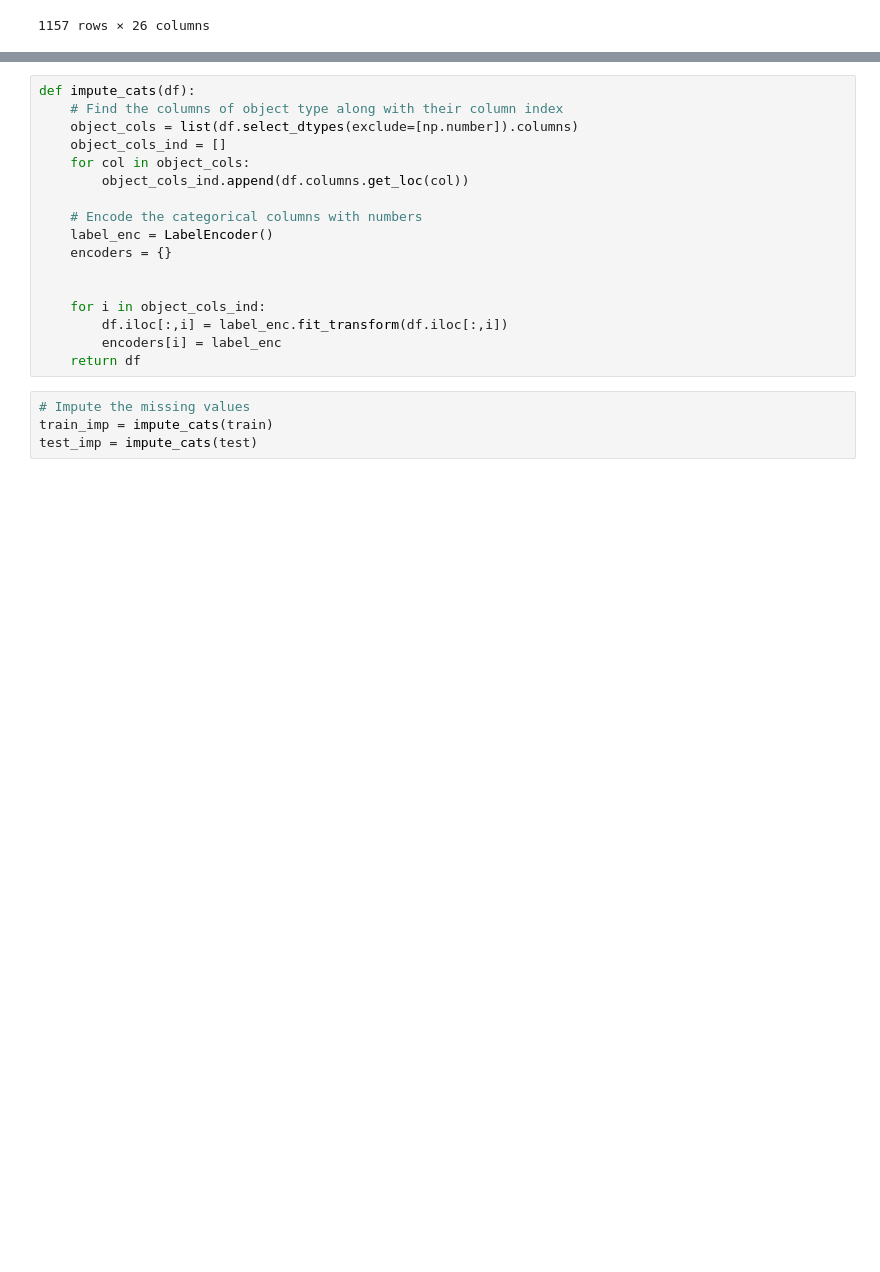
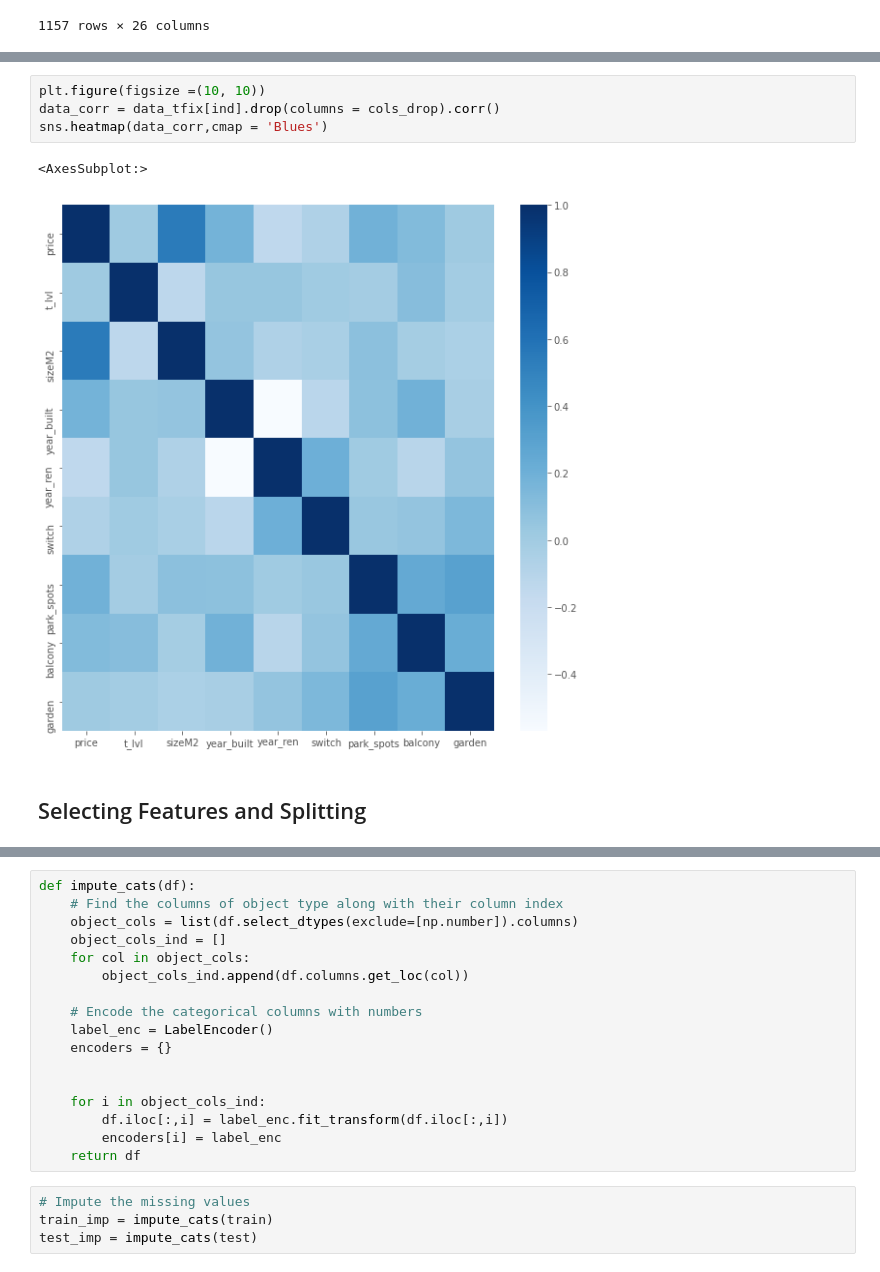
Before and after one commit to jbrlek/Capstone_webScrape_Real_Estate_Regression, a Jupyter notebook: Preparing the features - Bolha Flats.ipynb, the cells around one changed output, grey strips where cells are left out. Drawn from its saved outputs; the diff is of its cells as text; blank space fills up the shorter version.

```diff
--- a/Preparing the features - Bolha Flats.ipynb
+++ b/Preparing the features - Bolha Flats.ipynb
@@ -295,0 +305,9 @@ data_tfix[data_tfix['price']!= 0]
+# %%
+plt.figure(figsize =(10, 10))
+data_corr = data_tfix[ind].drop(columns = cols_drop).corr()
+sns.heatmap(data_corr,cmap = 'Blues')
+# %% [output]
+<AxesSubplot:>
+[figure, added]
+# %% [markdown]
+## Selecting Features and Splitting
```
Also changed, not shown: parts of 85 cells of this notebook, 4 other files.
